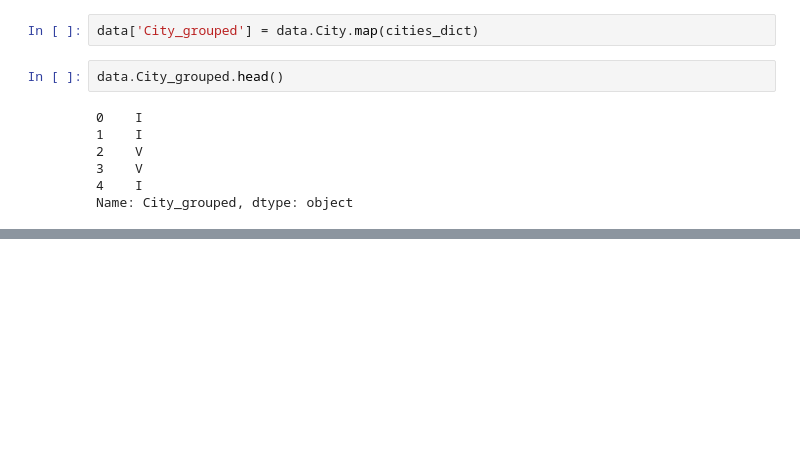
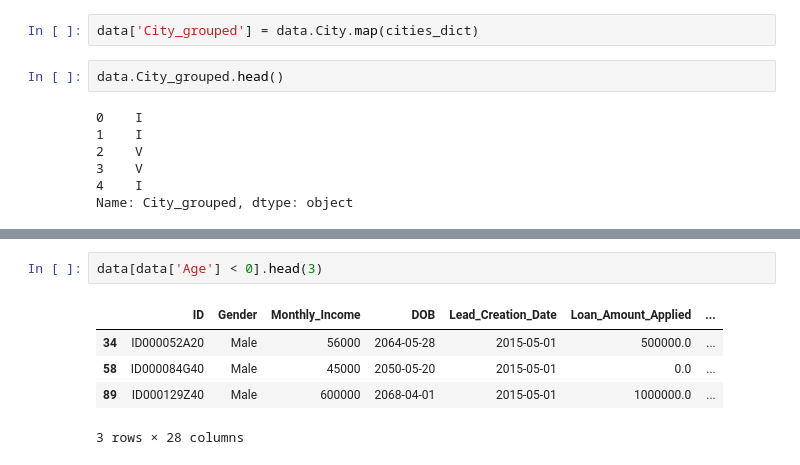
Before and after one commit to armand1027/HappyCustomerBank, a Jupyter notebook: Projekt_HappyCustomerBank.ipynb, the cells around one changed output, grey strips where cells are left out. Drawn from its saved outputs; the diff is of its cells as text; blank space fills up the shorter version.

```diff
--- a/Projekt_HappyCustomerBank.ipynb
+++ b/Projekt_HappyCustomerBank.ipynb
@@ -211,0 +213,8 @@ data = data.drop(['DOB','Lead_Creation_Date'], axis=1)
+# %%
+data[data['Age'] < 0].head(3)
+# %% [output]
+|  | ID | Gender | Monthly_Income | DOB | Lead_Creation_Date | Loan_Amount_Applied | ... |
+| 34 | ID000052A20 | Male | 56000 | 2064-05-28 | 2015-05-01 | 500000.0 | ... |
+| 58 | ID000084G40 | Male | 45000 | 2050-05-20 | 2015-05-01 | 0.0 | ... |
+| 89 | ID000129Z40 | Male | 600000 | 2068-04-01 | 2015-05-01 | 1000000.0 | ... |
+3 rows × 28 columns
```
Also changed, not shown: parts of 22 cells of this notebook.
